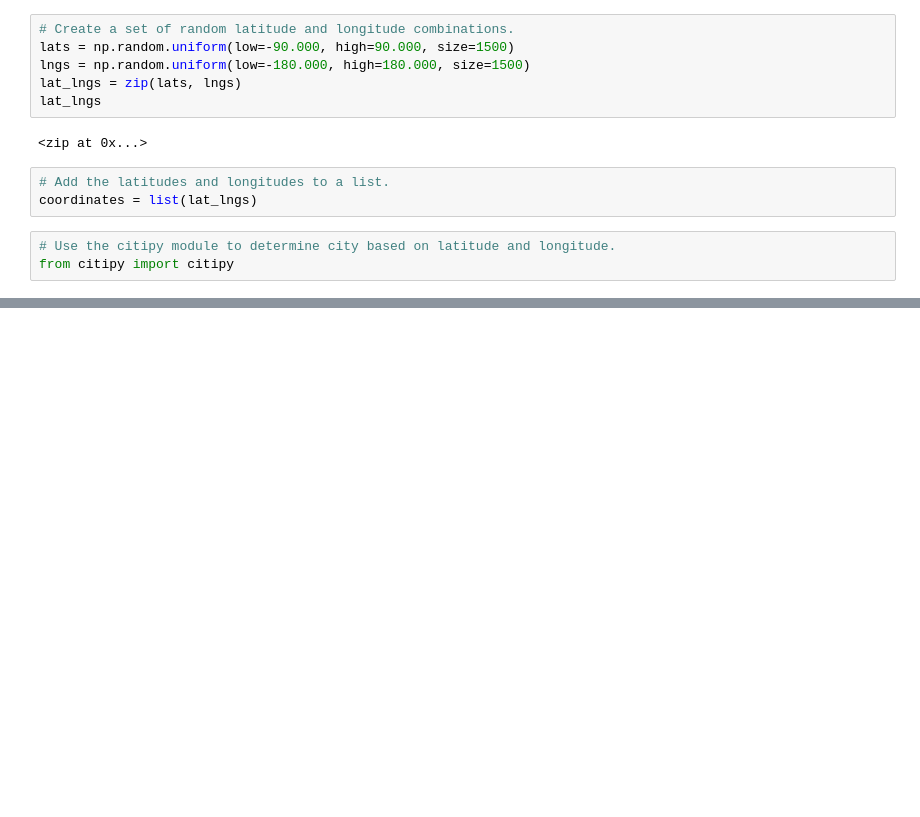
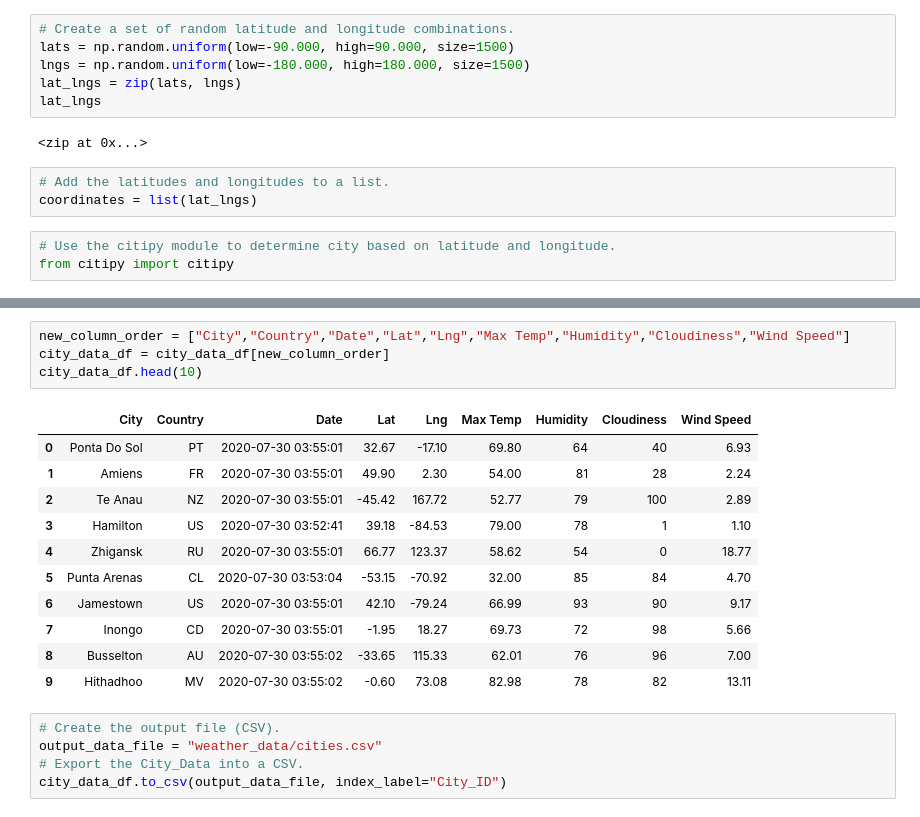
Before and after one commit to vmiheev/World_Weather_Analysis, a Jupyter notebook: WeatherPy.ipynb, the cells around one changed output, grey strips where cells are left out. Drawn from its saved outputs; the diff is of its cells as text; blank space fills up the shorter version.

```diff
--- a/WeatherPy.ipynb
+++ b/WeatherPy.ipynb
@@ -33,0 +145,21 @@ len(cities)
+# %%
+new_column_order = ["City","Country","Date","Lat","Lng","Max Temp","Humidity","Cloudiness","Wind Speed"]
+city_data_df = city_data_df[new_column_order]
+city_data_df.head(10)
+# %% [output]
+|  | City | Country | Date | Lat | Lng | Max Temp | Humidity | Cloudiness | Wind Speed |
+| 0 | Ponta Do Sol | PT | 2020-07-30 03:55:01 | 32.67 | -17.10 | 69.80 | 64 | 40 | 6.93 |
+| 1 | Amiens | FR | 2020-07-30 03:55:01 | 49.90 | 2.30 | 54.00 | 81 | 28 | 2.24 |
+| 2 | Te Anau | NZ | 2020-07-30 03:55:01 | -45.42 | 167.72 | 52.77 | 79 | 100 | 2.89 |
+| 3 | Hamilton | US | 2020-07-30 03:52:41 | 39.18 | -84.53 | 79.00 | 78 | 1 | 1.10 |
+| 4 | Zhigansk | RU | 2020-07-30 03:55:01 | 66.77 | 123.37 | 58.62 | 54 | 0 | 18.77 |
+| 5 | Punta Arenas | CL | 2020-07-30 03:53:04 | -53.15 | -70.92 | 32.00 | 85 | 84 | 4.70 |
+| 6 | Jamestown | US | 2020-07-30 03:55:01 | 42.10 | -79.24 | 66.99 | 93 | 90 | 9.17 |
+| 7 | Inongo | CD | 2020-07-30 03:55:01 | -1.95 | 18.27 | 69.73 | 72 | 98 | 5.66 |
+| 8 | Busselton | AU | 2020-07-30 03:55:02 | -33.65 | 115.33 | 62.01 | 76 | 96 | 7.00 |
+| 9 | Hithadhoo | MV | 2020-07-30 03:55:02 | -0.60 | 73.08 | 82.98 | 78 | 82 | 13.11 |
+# %%
+# Create the output file (CSV).
+output_data_file = "weather_data/cities.csv"
+# Export the City_Data into a CSV.
+city_data_df.to_csv(output_data_file, index_label="City_ID")
```
Also changed, not shown: parts of 7 cells of this notebook, 2 other files.
